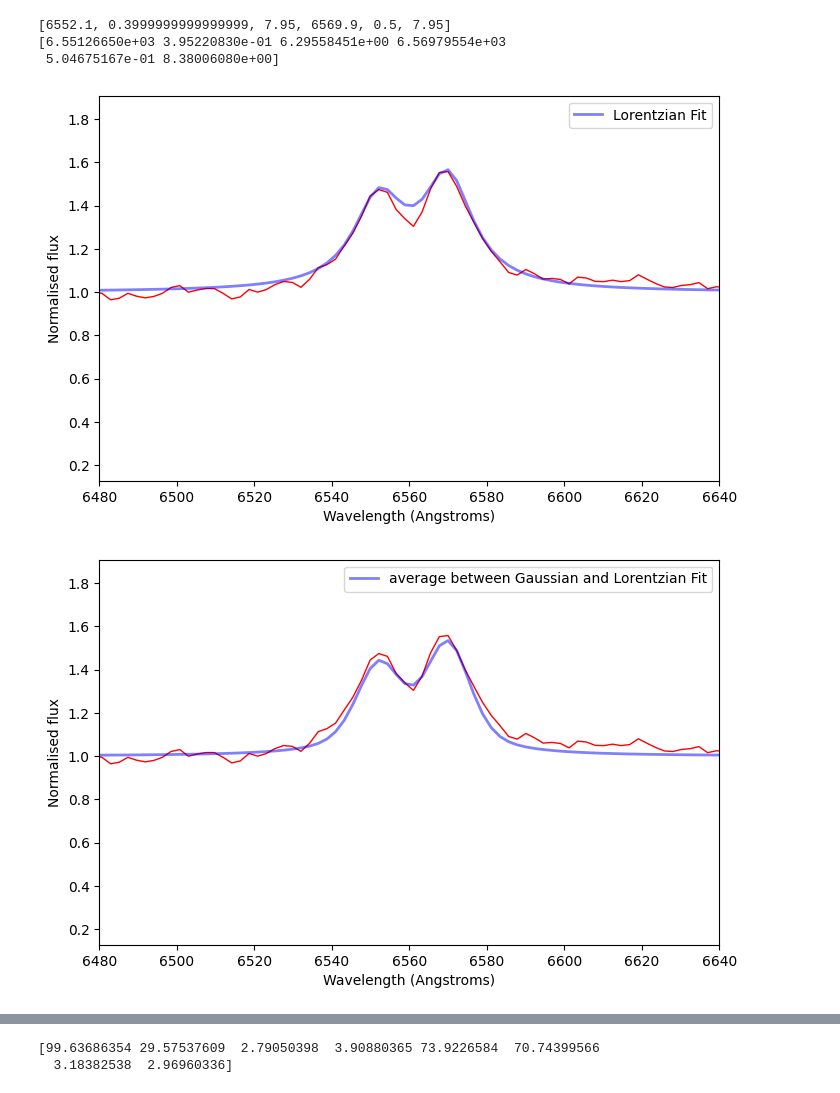
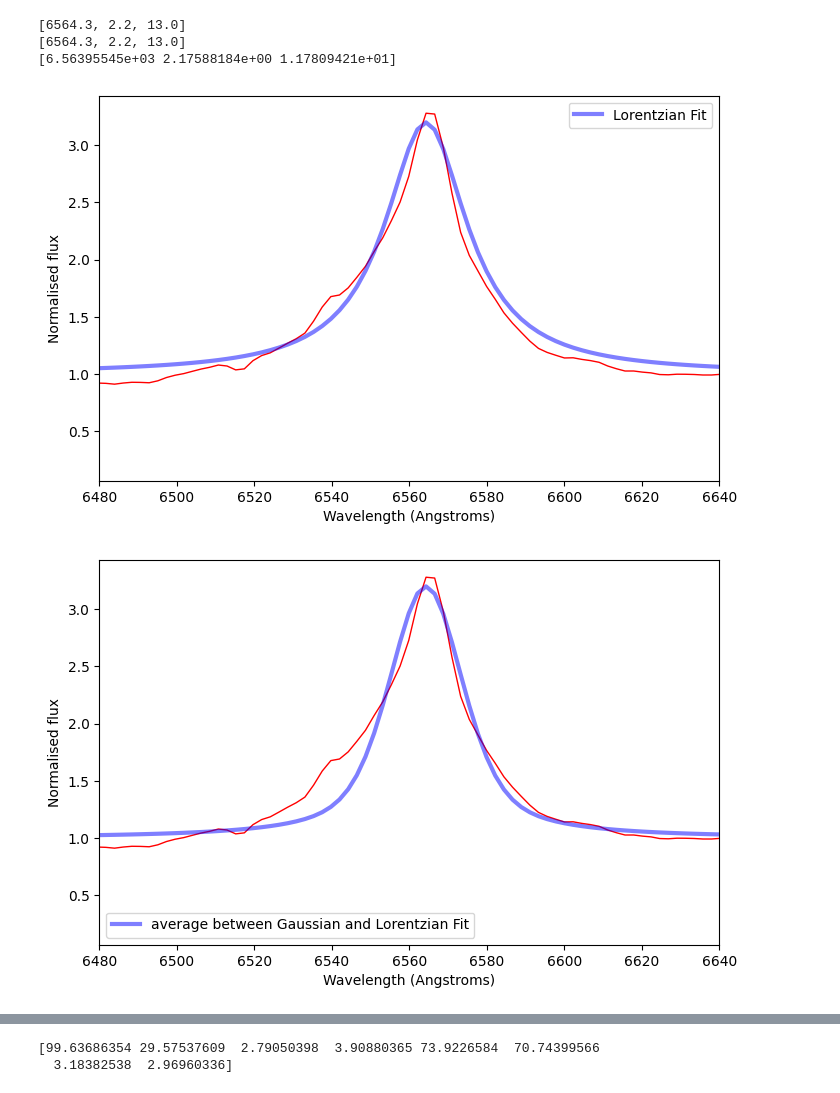
Before and after one commit to Sidius-DEV/IR_Variability_Of_BeXRBs_PhD, a Jupyter notebook: Scripts/Test_H_alpha_gausian_fitting.ipynb, the cells around one changed output, grey strips where cells are left out. Drawn from its saved outputs; the diff is of its cells as text; code cells hidden in the pictures.

```diff
--- a/Scripts/Test_H_alpha_gausian_fitting.ipynb
+++ b/Scripts/Test_H_alpha_gausian_fitting.ipynb
@@ -14,7 +14,7 @@ quantity_support()
 
 # Script to perform multiple Gaussian fits on the double peak H-alpha line (on the blue, center and red peak)
 
-file = np.loadtxt("0919_l12tdfawc.txt")
+file = np.loadtxt("0906_l12tdfawc.txt")
 x = file[:,0]
 y = file[:,1]
 
@@ -245,34 +245,34 @@ plt.xlabel('Wavelength (Angstroms)')
 plt.ylabel('Normalised flux')
 plt.xlim(xmin,xmax)
 plt.plot(spec.spectral_axis.value, (spec.flux/y_cont_fitted).value, 'r-', linewidth=1)
-plt.plot(spec.spectral_axis.value, fit_LORERTZIAN , 'b-', linewidth=2, alpha=0.5, label='Lorentzian Fit')
+plt.plot(spec.spectral_axis.value, fit_LORERTZIAN , 'b-', linewidth=3, alpha=0.5, label='Lorentzian Fit')
 plt.legend()
 #plt.show()
 plt.savefig('Lorentzian_demo.png')
 ###########
 # %% [output]
-[6552.1, 0.3999999999999999, 7.95, 6569.9, 0.5, 7.95]
-[6.55126650e+03 3.95220830e-01 6.29558451e+00 6.56979554e+03
- 5.04675167e-01 8.38006080e+00]
+[6564.3, 2.2, 13.0]
+[6564.3, 2.2, 13.0]
+[6.56395545e+03 2.17588184e+00 1.17809421e+01]
-[figure, old version]
+[figure, new version]
 # %%
 ########### Agerage between GAUS and LORERNTZ fits, fitting and plot:
 
 fit_AVG=(fit_GAUS+fit_LORERTZIAN)/2
 
 fig=plt.figure(figsize=(graph_W,graph_H)) #create the figure
 # plt.yscale('log')
 plt.xlabel('Wavelength (Angstroms)')
 plt.ylabel('Normalised flux')
 plt.xlim(xmin,xmax)
 plt.plot(spec.spectral_axis.value, (spec.flux/y_cont_fitted).value, 'r-', linewidth=1)
-plt.plot(spec.spectral_axis.value, fit_AVG , 'b-', linewidth=2, alpha=0.5,label='average between Gaussian and Lorentzian Fit')
+plt.plot(spec.spectral_axis.value, fit_AVG , 'b-', linewidth=3, alpha=0.5,label='average between Gaussian and Lorentzian Fit')
 plt.legend()
 #plt.show()
 plt.savefig('Average_GAUS_LORENTZ_demo.png')
 ###########
 # %% [output]
-[figure, old version]
+[figure, new version]
 # %%
 ########### Voigt fitting and plot:
 
```
Also changed, not shown: parts of 2 cells of this notebook.
